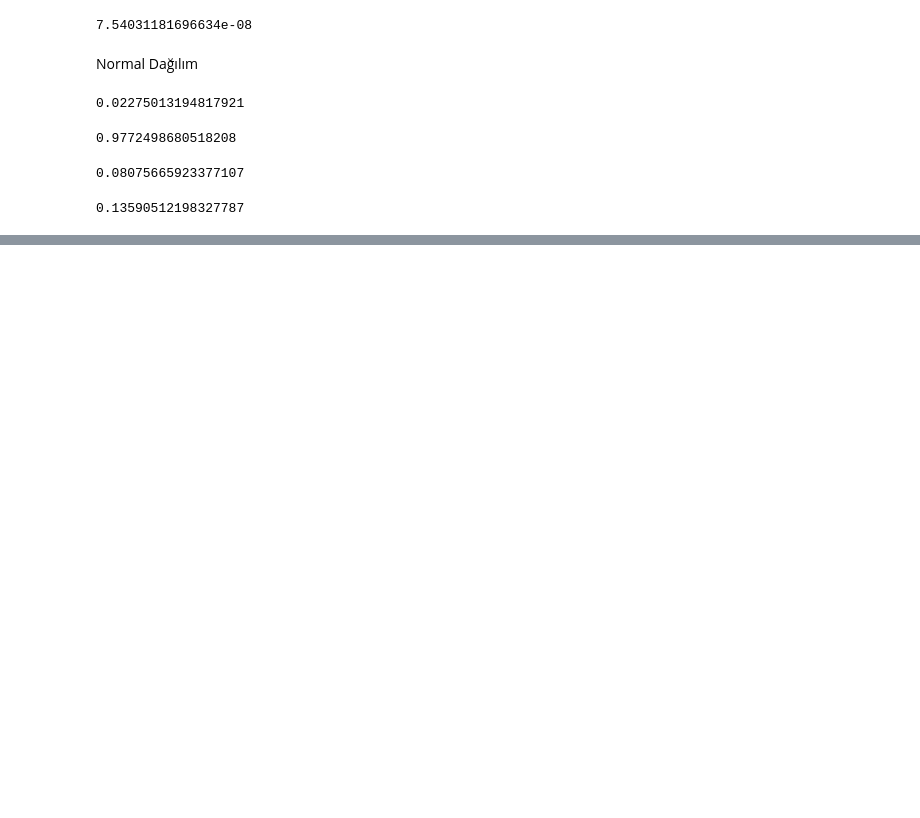
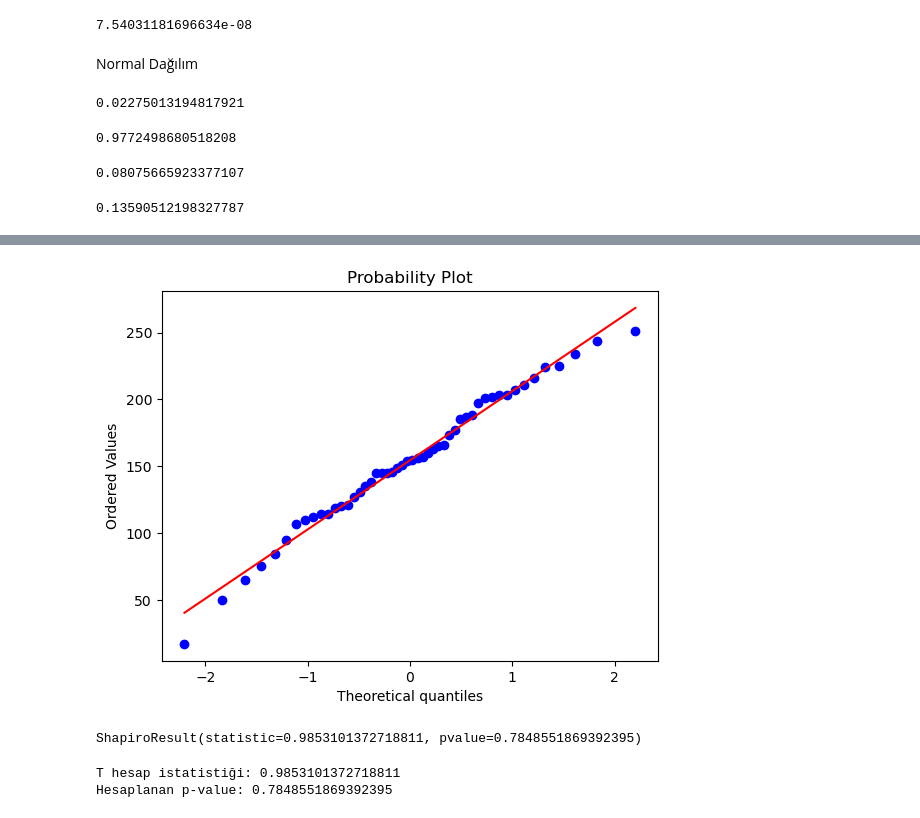
Before and after one commit to MelikeApalak/istatistik, a Jupyter notebook: Veri bilimi için istatistik.ipynb, the cells around one changed output, grey strips where cells are left out. Cells and saved outputs as stored; diff of their text form; code cells hidden in the pictures; blank space fills up the shorter version.

```diff
--- a/Veri bilimi için istatistik.ipynb
+++ b/Veri bilimi için istatistik.ipynb
@@ -231,0 +262,7 @@ norm.cdf(90,80,5) - norm.cdf(85,80,5)
+# %%
+import pylab
+#qqplot
+stats.probplot(olcumler, dist="norm",plot=pylab)
+pylab.show()
+# %% [output]
+[figure, added]
@@ -231,0 +274,4 @@ norm.cdf(90,80,5) - norm.cdf(85,80,5)
+# %%
+shapiro(olcumler)
+# %% [output]
+ShapiroResult(statistic=0.9853101372718811, pvalue=0.7848551869392395)
@@ -231,0 +282,6 @@ norm.cdf(90,80,5) - norm.cdf(85,80,5)
+# %%
+print("T hesap istatistiği: " + str(shapiro(olcumler)[0]))
+print("Hesaplanan p-value: " + str(shapiro(olcumler)[1]))
+# %% [output]
+T hesap istatistiği: 0.9853101372718811
+Hesaplanan p-value: 0.7848551869392395
```
Also changed, not shown: parts of 24 cells of this notebook.
